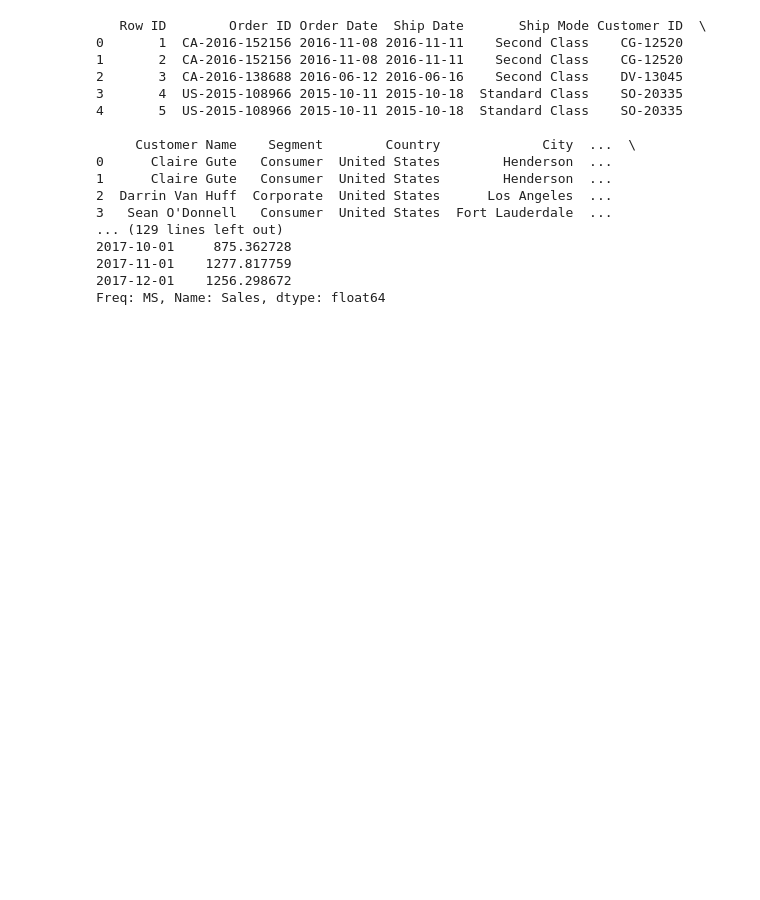
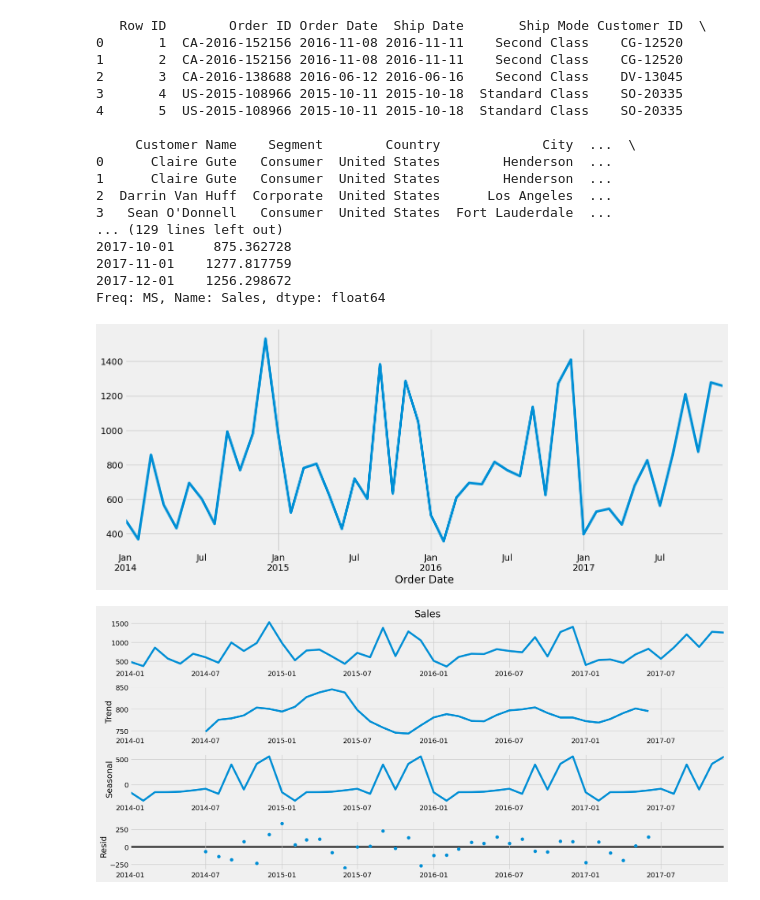
Before and after one commit to ovoegajivwie/Jan-February-DS-project, a Jupyter notebook: An End-to-End Project on Time Series Analysis and Forecasting with Python.ipynb, the cells around one changed output. Drawn from its saved outputs; the diff is of its cells as text; code cells hidden in the pictures; blank space fills up the shorter version.

```diff
--- a/An End-to-End Project on Time Series Analysis and Forecasting with Python.ipynb
+++ b/An End-to-End Project on Time Series Analysis and Forecasting with Python.ipynb
@@ -11,6 +11,8 @@ warnings.filterwarnings("ignore")
 plt.style.use('fivethirtyeight')
 import pandas as pd
 import statsmodels.api as sm
+from pylab import rcParams
+
 
 #reading and viewing dataset
 dataset = pd.read_excel("superstore_data.xls")
@@ -32,31 +34,41 @@ furniture = furniture.groupby('Order Date')['Sales'].sum().reset_index()
 print(furniture)
 
 #indexing with time
 furniture = furniture.set_index('Order Date')
 print(furniture.index)
 
 #using month as the timestamp
 y = furniture['Sales'].resample('MS').mean()
 print(y['2017':])
 
+#Visualizing Furniture Sales Time Series Data
+y.plot(figsize=(15, 6))
+plt.show()
 
-#stop date: 29/01/2024
+rcParams['figure.figsize'] = 18, 8
+decomposition = sm.tsa.seasonal_decompose(y, model='additive')
+fig = decomposition.plot()
+plt.show()
+
+#stop date: 30/01/2024
 #end date:
 # %% [output]
    Row ID        Order ID Order Date  Ship Date       Ship Mode Customer ID  \
 0       1  CA-2016-152156 2016-11-08 2016-11-11    Second Class    CG-12520
 1       2  CA-2016-152156 2016-11-08 2016-11-11    Second Class    CG-12520
 2       3  CA-2016-138688 2016-06-12 2016-06-16    Second Class    DV-13045
 3       4  US-2015-108966 2015-10-11 2015-10-18  Standard Class    SO-20335
 4       5  US-2015-108966 2015-10-11 2015-10-18  Standard Class    SO-20335
 
      Customer Name    Segment        Country             City  ...  \
 0      Claire Gute   Consumer  United States        Henderson  ...
 1      Claire Gute   Consumer  United States        Henderson  ...
 2  Darrin Van Huff  Corporate  United States      Los Angeles  ...
 3   Sean O'Donnell   Consumer  United States  Fort Lauderdale  ...
 ... (129 lines left out)
 2017-10-01     875.362728
 2017-11-01    1277.817759
 2017-12-01    1256.298672
 Freq: MS, Name: Sales, dtype: float64
+[figure, added]
+[figure, added]
```
